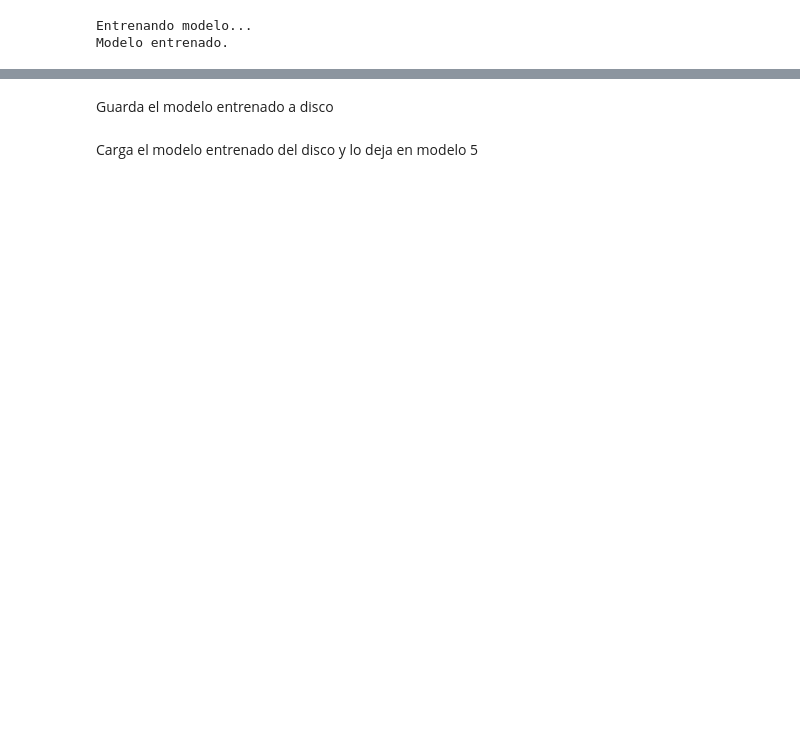
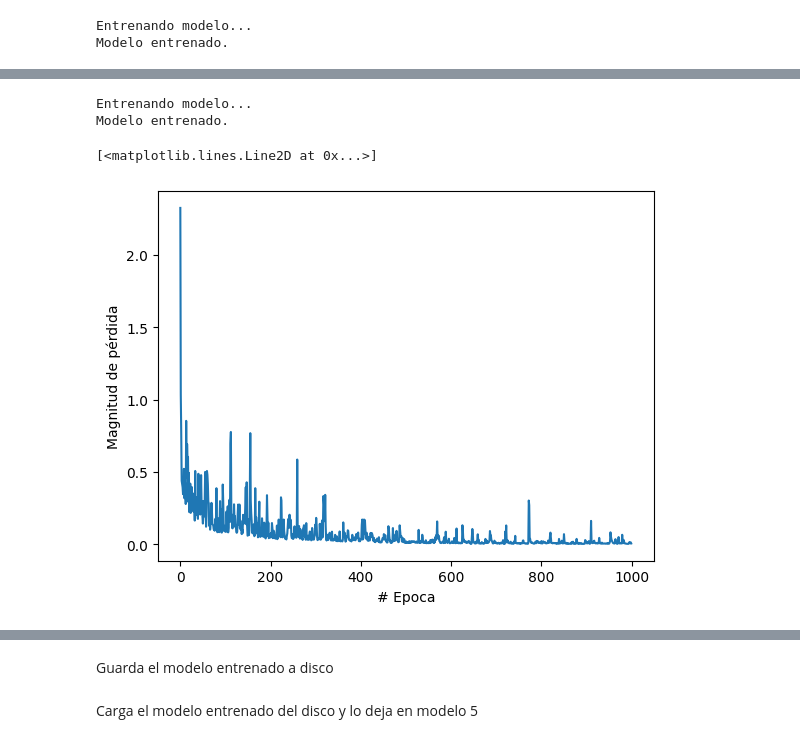
Before and after one commit to fotosycaptura/Taller-IA-2, a Jupyter notebook: analisis.ipynb, the cells around one changed output, grey strips where cells are left out. Cells and saved outputs as stored; diff of their text form; code cells hidden in the pictures; blank space fills up the shorter version.

```diff
--- a/analisis.ipynb
+++ b/analisis.ipynb
@@ -223,0 +433,9 @@ Accuracy:  0.958974358974359
+# %%
+total_menos_y = len(data_reducido.columns) -1
+# %%
+modelo4_v2 = Sequential() # Crea un modelo secuencial, lo que significa que las capas se añaden en orden, una tras otra.
+modelo4_v2.add(Input(shape = (total_menos_y,))) # indica que la entrada tiene 29 características (neuronas de entrada). Esto significa que el modelo espera vectores de tamaño 29 como entrada.
+modelo4_v2.add(Dense(64, activation = 'relu')) # Añade una capa oculta completamente conectada (Dense layer) con 64 neuronas
+modelo4_v2.add(Dense(32, activation = 'relu')) # Añade una capa oculta completamente conectada (Dense layer) con 32 neuronas
+modelo4_v2.add(Dense(1, activation = 'sigmoid')) # 1 neurona de salida, función sigmoid, que convierte la salida en un valor entre 0 y 1, osea una clasificación binaria.
+modelo4_v2.summary()
@@ -223,0 +456,18 @@ Accuracy:  0.958974358974359
+# %%
+# Prepara el modelo para ser entrenado
+modelo4_v2.compile(optimizer="Adam", loss="binary_crossentropy", metrics=["accuracy"])
+# %%
+print('Entrenando modelo...')
+historial_v2 = modelo4_v2.fit(x_train_v2, y_train_v2, validation_data=(x_test_v2, y_test_v2), epochs = 1000, verbose = False)
+print('Modelo entrenado.')
+# %% [output]
+Entrenando modelo...
+Modelo entrenado.
+# %%
+import matplotlib.pyplot as plt
+plt.xlabel('# Epoca')
+plt.ylabel('Magnitud de pérdida')
+plt.plot(historial_v2.history['loss'])
+# %% [output]
+[<matplotlib.lines.Line2D at 0x...>]
+[figure, added]
```
Also changed, not shown: parts of 64 cells of this notebook, 1 other file.
